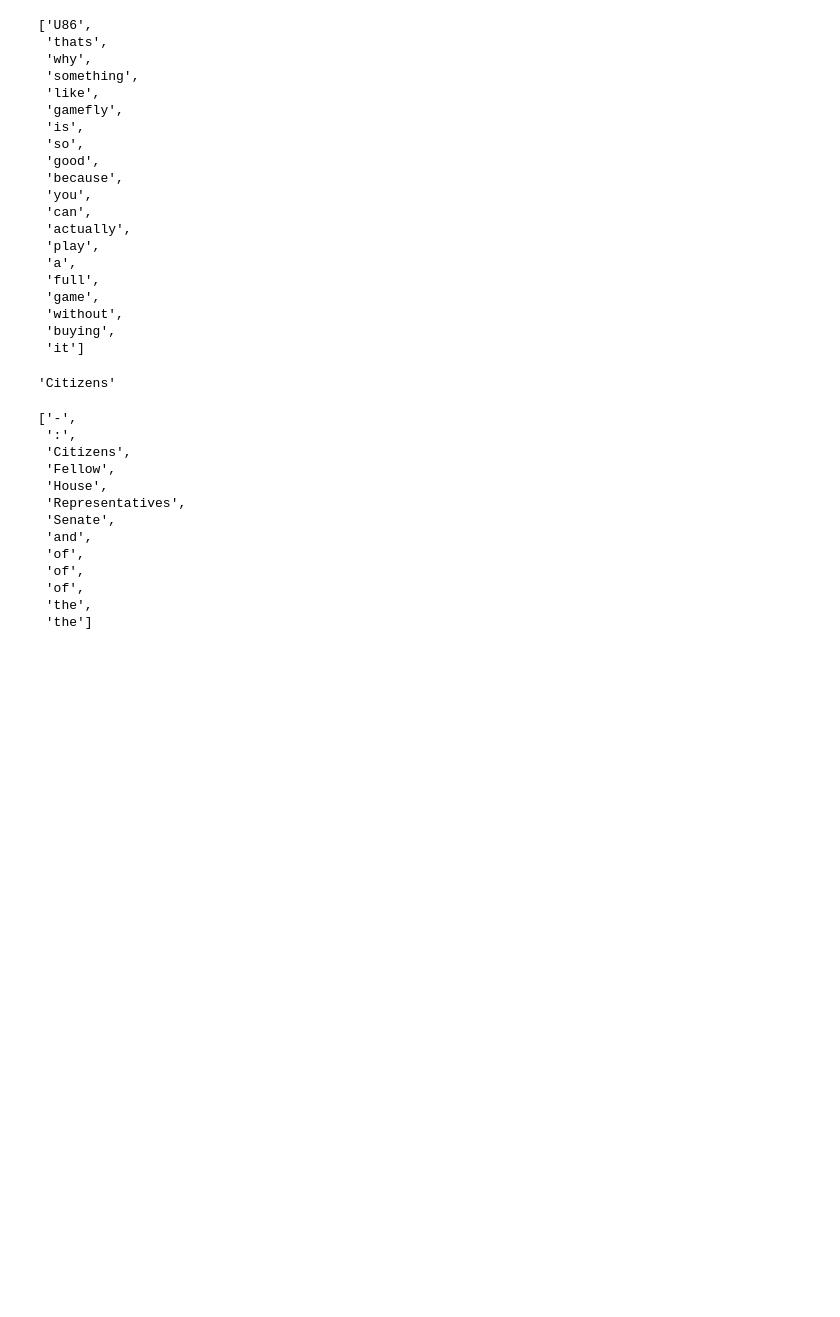
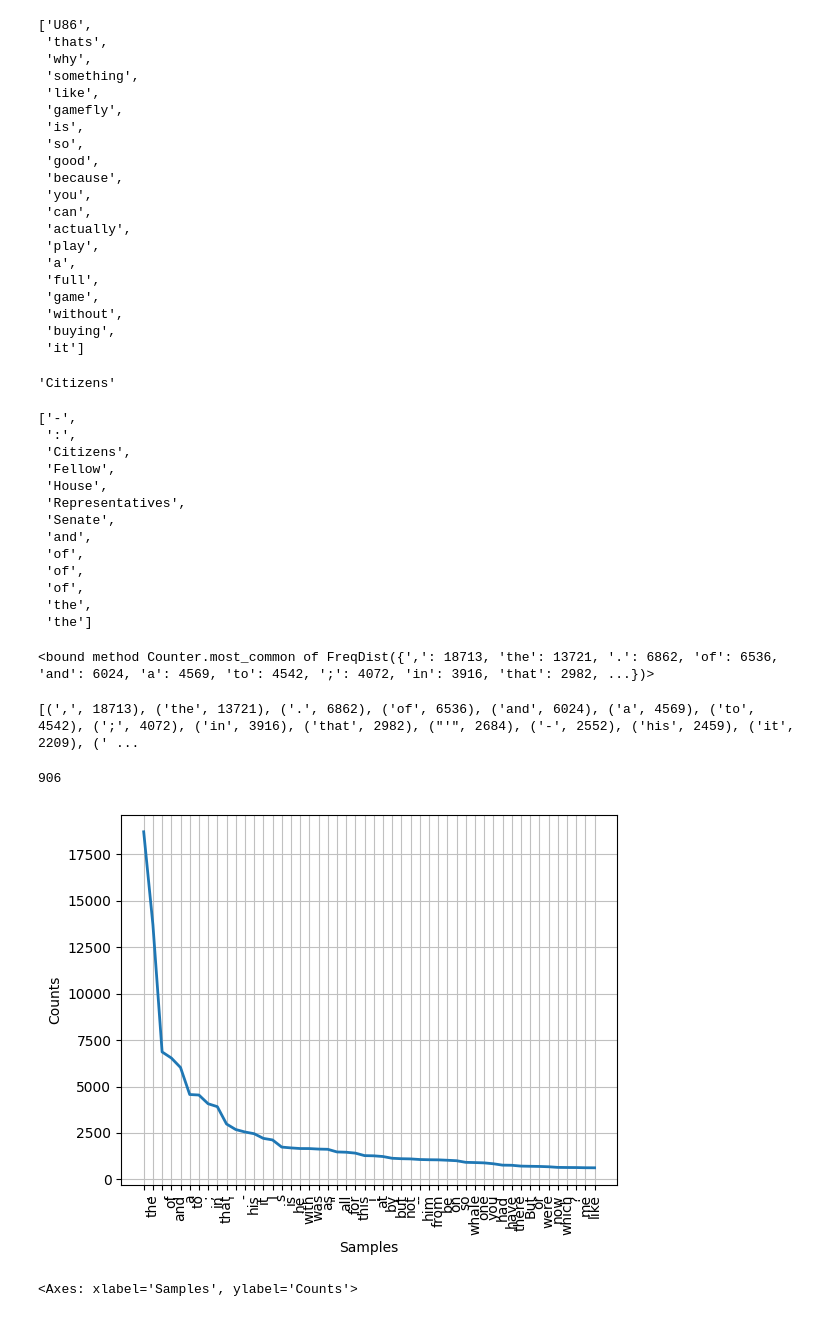
Before and after one commit to BenjaminTrenery/universal, a Jupyter notebook: CS 670/In-Class/Lecture 1.ipynb, the cells around one changed output. Cells and saved outputs as stored; diff of their text form; code cells hidden in the pictures; blank space fills up the shorter version.

```diff
--- a/CS 670/In-Class/Lecture 1.ipynb
+++ b/CS 670/In-Class/Lecture 1.ipynb
@@ -170,3 +170,22 @@ sorted(sent4)
  'of',
  'the',
  'the']
+# %%
+fdist1 = FreqDist(text1)
+# %%
+print(fdist1)
+# %% [output]
+<bound method Counter.most_common of FreqDist({',': 18713, 'the': 13721, '.': 6862, 'of': 6536, 'and': 6024, 'a': 4569, 'to': 4542, ';': 4072, 'in': 3916, 'that': 2982, ...})>
+# %%
+print(fdist1.most_common(50))
+# %% [output]
+[(',', 18713), ('the', 13721), ('.', 6862), ('of', 6536), ('and', 6024), ('a', 4569), ('to', 4542), (';', 4072), ('in', 3916), ('that', 2982), ("'", 2684), ('-', 2552), ('his', 2459), ('it', 2209), (' ...
+# %%
+fdist1["whale"]
+# %% [output]
+906
+# %%
+fdist1.plot(50, cumulative = False)
+# %% [output]
+[figure, added]
+<Axes: xlabel='Samples', ylabel='Counts'>
```
Also changed, not shown: parts of 24 cells of this notebook.
